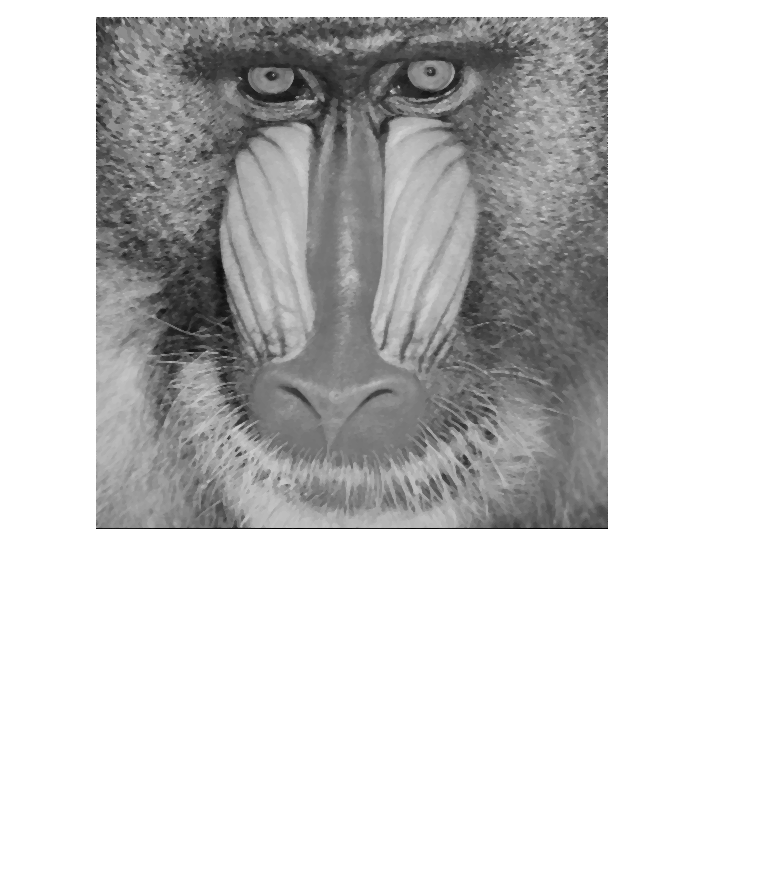
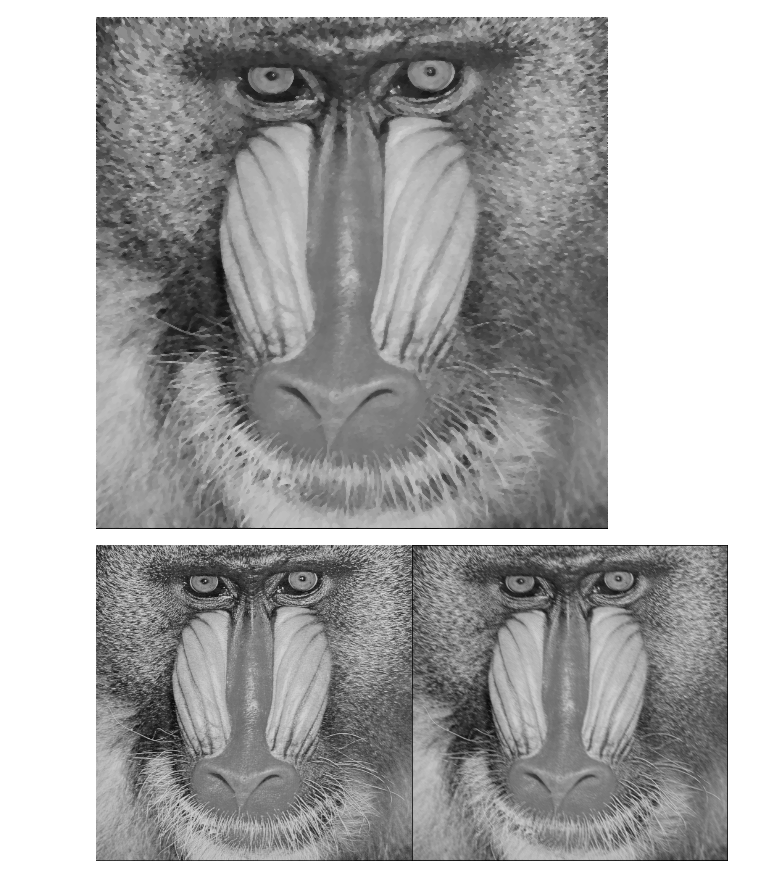
Before and after one commit to rijalammar1/PVCK_RijalAmmar, a Jupyter notebook: Project_PCVK.ipynb, the cells around one changed output. Cells and saved outputs as stored; diff of their text form; code cells hidden in the pictures; blank space fills up the shorter version.

```diff
--- a/Project_PCVK.ipynb
+++ b/Project_PCVK.ipynb
@@ -51,3 +51,26 @@ for y in range(1,img_gray.shape[0]-1):
 cv2_imshow(final)
 # %% [output]
 [figure]
+# %%
+# MEAN
+def MF(image, filter_size):
+    output = np.zeros(image.shape, np.uint8)
+    result = 0
+    for a in range(1, image.shape[0]-1):
+      for b in range(1, image.shape[1]-1):
+        for x in range(-1, 2):
+          for y in range(-1, 2):
+            result = result + image[a+y, b+y]
+        output[a][b] = int(result / filter_size)
+        result = 0
+
+    return output
+# %%
+# Menapilkan Gambar
+img = cv.imread('/content/drive/MyDrive/PVCK_MM/Images/mandrill.tiff')
+img_gray = cv.cvtColor(img, cv.COLOR_BGR2GRAY)
+mean = MF(img_gray, 9)
+final_frame = cv.hconcat((img_gray, mean))
+cv2_imshow(final_frame)
+# %% [output]
+[figure, added]
```
